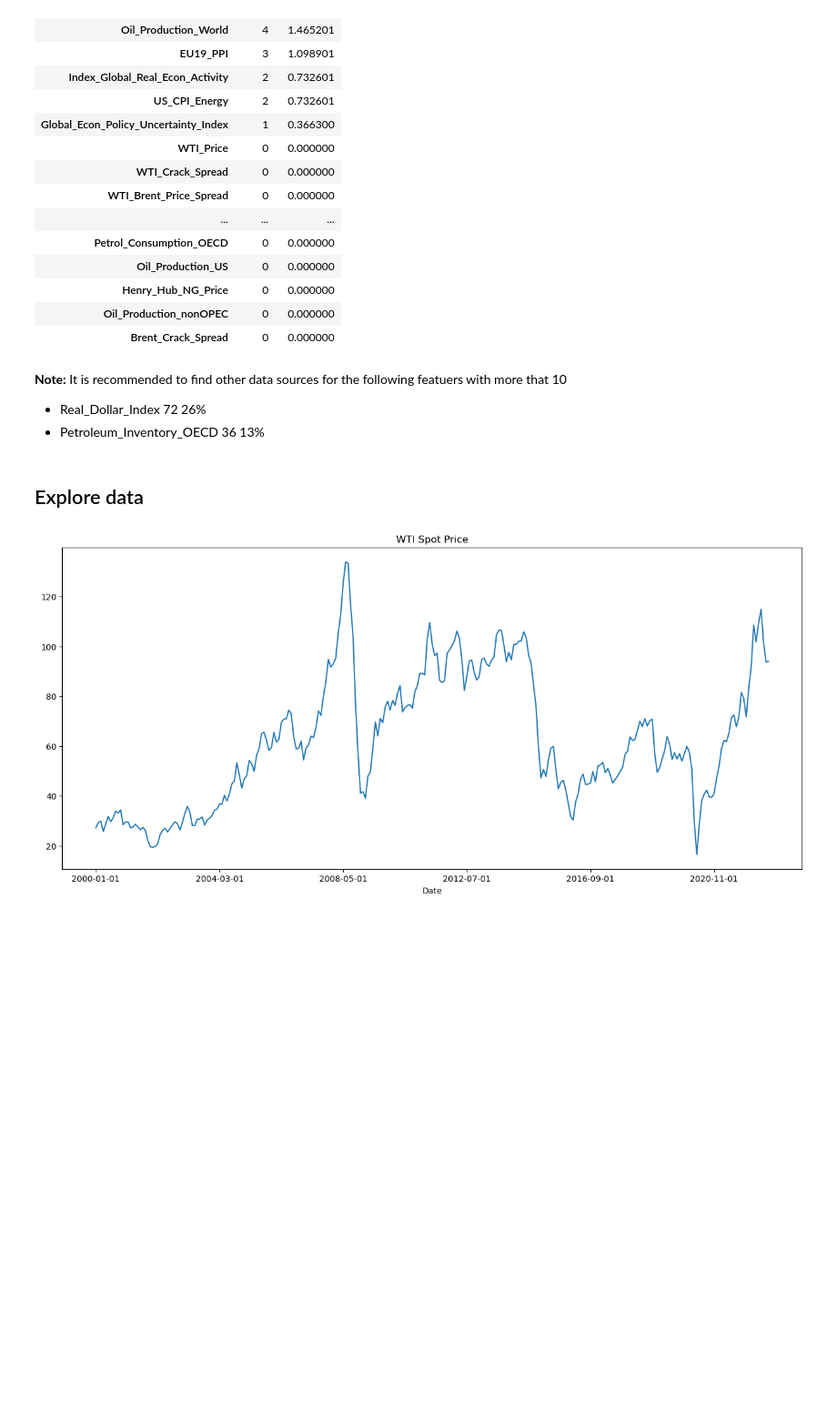
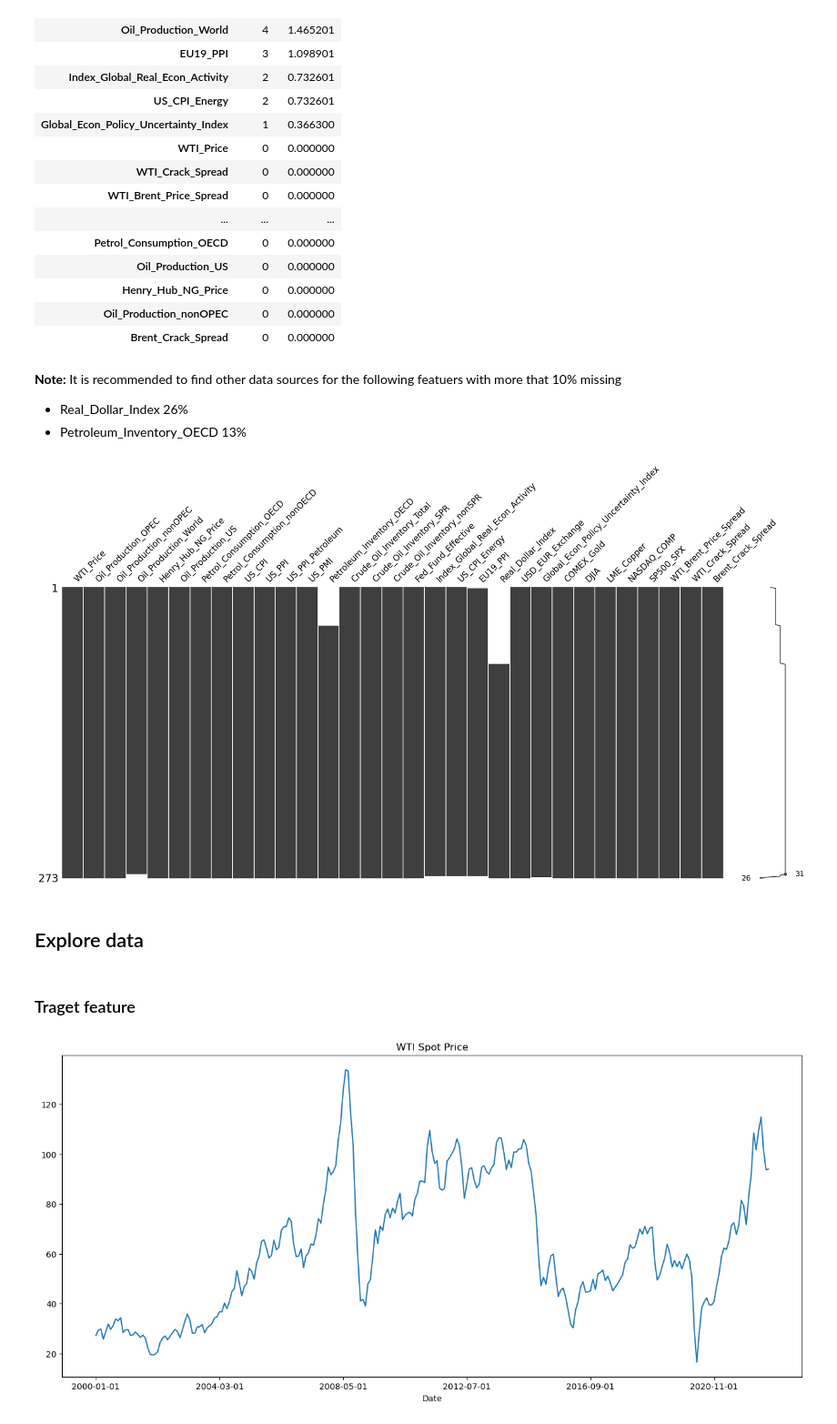
Before and after one commit to faridjn/WTI_Crude_Oil_Price_Prediction_Using_ML, a Jupyter notebook: notebooks/01_data_wrangling.ipynb, the cells around one changed output. Shown at 91% size. Saved outputs shown, nothing was run; the diff lists cells and outputs as text; code cells hidden in the pictures; blank space fills up the shorter version.

```diff
--- a/notebooks/01_data_wrangling.ipynb
+++ b/notebooks/01_data_wrangling.ipynb
@@ -92,6 +98,9 @@ for i in range(0, len(data)):
         df = pd.merge_ordered(df, df_temp, on = 'Date')
 
 df.set_index('Date', drop=True, inplace=True)
+# %%
+#sort data
+df.sort_index(axis = 0, inplace = True)
 # %% [markdown]
 ## Explore features
 # %%
@@ -171,9 +180,17 @@ missing.sort_values(by='count', ascending = False)
 | Oil_Production_nonOPEC | 0 | 0.000000 |
 | Brent_Crack_Spread | 0 | 0.000000 |
 # %% [markdown]
-**Note:** It is recommended to find other data sources for the following featuers with more that 10
-- Real_Dollar_Index	72	26%
-- Petroleum_Inventory_OECD	36	13%
+**Note:** It is recommended to find other data sources for the following featuers with more that 10% missing
+- Real_Dollar_Index	26%
+- Petroleum_Inventory_OECD	13%
+# %%
+#Visualize the missing datausing "missingno" library
+msno.matrix(df)
+plt.show()
+# %% [output]
+[figure, added]
 # %% [markdown]
 ## Explore data
+# %% [markdown]
+### Traget feature
 # %%
```
Also changed, not shown: parts of 8 cells of this notebook, 1 other file.
